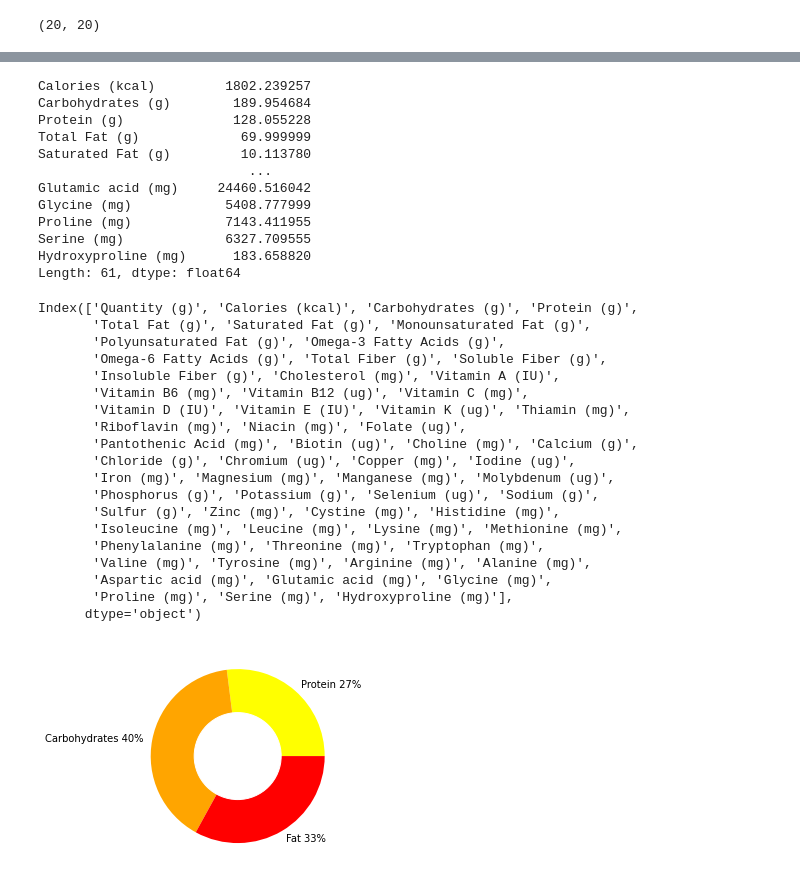
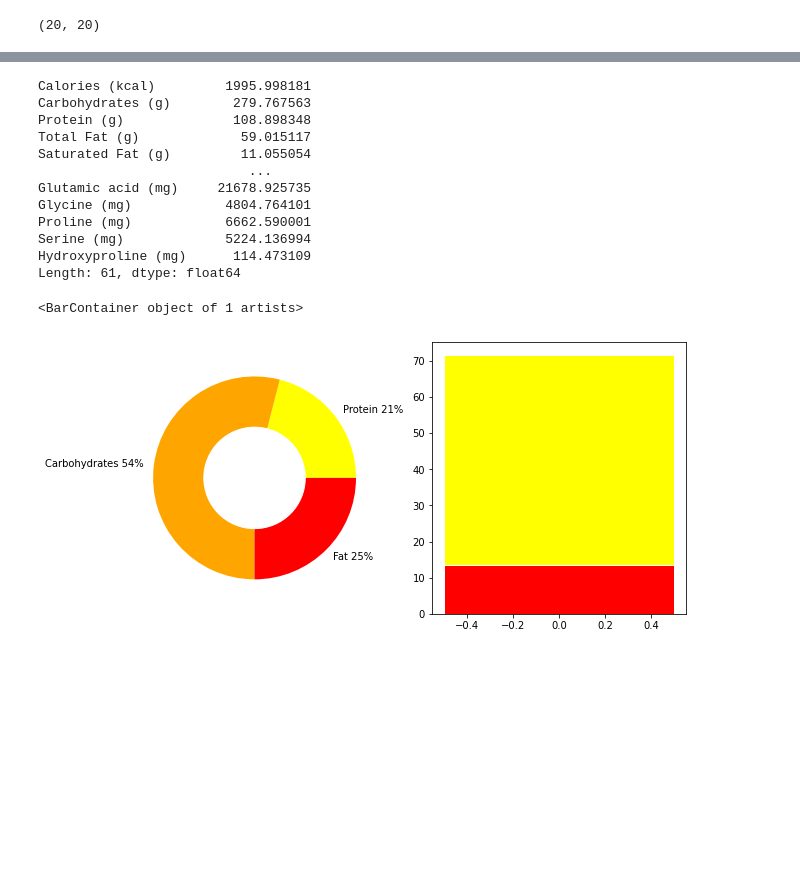
Before and after one commit to sekondusg/dunli, a Jupyter notebook: notebooks/01-dvg-solver-2020.05.25.ipynb, the cells around one changed output, grey strips where cells are left out. Cells and saved outputs as stored; diff of their text form; code cells hidden in the pictures; blank space fills up the shorter version.

```diff
--- a/notebooks/01-dvg-solver-2020.05.25.ipynb
+++ b/notebooks/01-dvg-solver-2020.05.25.ipynb
@@ -81,5 +171,6 @@ b_full = nutrition_profile_df.loc['Target']
 b = nutrition_profile_df.loc['Target'][nutrition_profile_df.loc['Report Only'] == False]
 ul = nutrition_profile_df.loc['UL'][nutrition_profile_df.loc['Report Only'] == False]
 rdi = nutrition_profile_df.loc['RDI'][nutrition_profile_df.loc['Report Only'] == False]
+weight = nutrition_profile_df.loc['Weight'][nutrition_profile_df.loc['Report Only'] == False]
 ul_full = nutrition_profile_df.loc['UL']
 rdi_full = nutrition_profile_df.loc['RDI']
@@ -94,7 +205,7 @@ k_rdi = b - ((rdi - b) * k_thres)
 k_ul =  b + ((ul - b) * k_thres)
 
 def limit_scale(df):
-    r = (df['y'] - df['b']) /  df['b']
+    r = ((df['y'] - df['b']) /  df['b']) * df['weight']
     k_thres = 0.7
     if df['y'] < df['k_rdi']:
         r *= 10
@@ -109,7 +220,7 @@ def limit_scale(df):
             r *= 10
     return(r)
 
-scale_limits = pd.DataFrame({'rdi': rdi, 'k_rdi': k_rdi, 'b': b, 'k_ul': k_ul, 'ul': ul})
+scale_limits = pd.DataFrame({'rdi': rdi, 'k_rdi': k_rdi, 'b': b, 'k_ul': k_ul, 'ul': ul, 'weight': weight})
 
 def residuals(x, *args, **kwargs):
     y0 = A.dot(x.transpose())
@@ -148,17 +261,17 @@ solution.success, solution.x
 # %%
 A_full.dot(solution.x)
 # %% [output]
-Calories (kcal)         1802.239257
-Carbohydrates (g)        189.954684
-Protein (g)              128.055228
-Total Fat (g)             69.999999
-Saturated Fat (g)         10.113780
+Calories (kcal)         1995.998181
+Carbohydrates (g)        279.767563
+Protein (g)              108.898348
+Total Fat (g)             59.015117
+Saturated Fat (g)         11.055054
                            ...
-Glutamic acid (mg)     24460.516042
-Glycine (mg)            5408.777999
-Proline (mg)            7143.411955
-Serine (mg)             6327.709555
-Hydroxyproline (mg)      183.658820
+Glutamic acid (mg)     21678.925735
+Glycine (mg)            4804.764101
+Proline (mg)            6662.590001
+Serine (mg)             5224.136994
+Hydroxyproline (mg)      114.473109
 Length: 61, dtype: float64
 # %%
 # Scale the ingredient nutrient amounts for the given quantity of each ingredient given by the optimizer
@@ -169,56 +282,50 @@ solution_df.insert(0, 'Quantity (g)', solution.x * 100) # Scale to 100 g since t
 total = solution_df.sum()
 total.name = 'Total'
 solution_df = solution_df.append(total)
-solution_df.transpose().index
-# %% [output]
-Index(['Quantity (g)', 'Calories (kcal)', 'Carbohydrates (g)', 'Protein (g)',
-       'Total Fat (g)', 'Saturated Fat (g)', 'Monounsaturated Fat (g)',
-       'Polyunsaturated Fat (g)', 'Omega-3 Fatty Acids (g)',
-       'Omega-6 Fatty Acids (g)', 'Total Fiber (g)', 'Soluble Fiber (g)',
-       'Insoluble Fiber (g)', 'Cholesterol (mg)', 'Vitamin A (IU)',
-       'Vitamin B6 (mg)', 'Vitamin B12 (ug)', 'Vitamin C (mg)',
-       'Vitamin D (IU)', 'Vitamin E (IU)', 'Vitamin K (ug)', 'Thiamin (mg)',
-       'Riboflavin (mg)', 'Niacin (mg)', 'Folate (ug)',
-       'Pantothenic Acid (mg)', 'Biotin (ug)', 'Choline (mg)', 'Calcium (g)',
-       'Chloride (g)', 'Chromium (ug)', 'Copper (mg)', 'Iodine (ug)',
-       'Iron (mg)', 'Magnesium (mg)', 'Manganese (mg)', 'Molybdenum (ug)',
-       'Phosphorus (g)', 'Potassium (g)', 'Selenium (ug)', 'Sodium (g)',
-       'Sulfur (g)', 'Zinc (mg)', 'Cystine (mg)', 'Histidine (mg)',
-       'Isoleucine (mg)', 'Leucine (mg)', 'Lysine (mg)', 'Methionine (mg)',
-       'Phenylalanine (mg)', 'Threonine (mg)', 'Tryptophan (mg)',
-       'Valine (mg)', 'Tyrosine (mg)', 'Arginine (mg)', 'Alanine (mg)',
-       'Aspartic acid (mg)', 'Glutamic acid (mg)', 'Glycine (mg)',
-       'Proline (mg)', 'Serine (mg)', 'Hydroxyproline (mg)'],
-      dtype='object')
 # %%
 # Plot the macro nutrient profile
 # The ratio of Calories for protein:carbohydrates:fat is 4:4:9 kcal/g
 pc = solution_df['Protein (g)']['Total'] * 4.0
 cc = solution_df['Carbohydrates (g)']['Total'] * 4.0
 fc = solution_df['Total Fat (g)']['Total'] * 9.0
 tc = pc + cc + fc
 p_pct = int(round(pc / tc * 100))
 c_pct = int(round(cc / tc * 100))
 f_pct = int(round(fc / tc * 100))
 (p_pct, c_pct, f_pct)
 # create data
 names=f'Protein {p_pct}%', f'Carbohydrates {c_pct}%', f'Fat {f_pct}%',
 size=[p_pct, c_pct, f_pct]
 
+fig = plt.figure(figsize=(10, 5))
+
+fig.add_subplot(1,2,1)
 # Create a circle for the center of the plot
 my_circle=plt.Circle( (0,0), 0.5, color='white')
 
 # Give color names
-plt.pie(size, labels=names, colors=['yellow','orange','red'])
-p=plt.gcf()
-p.gca().add_artist(my_circle)
-plt.show()
+cmap = plt.get_cmap('Spectral')
+sm = plt.cm.ScalarMappable(cmap=cmap)
+colors = ['yellow','orange','red']
+plt.pie(size, labels=names, colors=colors)
 
-# Also show the Fiber (soluble / insoluble ration) amount
+#p=plt.gcf()
+#p.gca().add_artist(my_circle)
+fig.gca().add_artist(my_circle)
+#plt.show()
+
+fig.add_subplot(1,2,2)
+barWidth = 1
+fs = [solution_df['Soluble Fiber (g)']['Total']]
+fi = [solution_df['Insoluble Fiber (g)']['Total']]
+plt.bar([0], fs, color='red', edgecolor='white', width=barWidth)
+plt.bar([0], fi, bottom=fs, color='yellow', edgecolor='white', width=barWidth, label=['Insoluble Fiber (g)'])
+
 # Also show the Omega-3, Omega-6 ratio
 # Saturated:Monounsaturated:Polyunsaturated ratios
 # %% [output]
+<BarContainer object of 1 artists>
-[figure, old version]
+[figure, new version]
 # %%
 # Prepare data as a whole for plotting by normalizing and scaling
 amounts = solution_df
```
Also changed, not shown: parts of 16 cells of this notebook, 1 other file.
